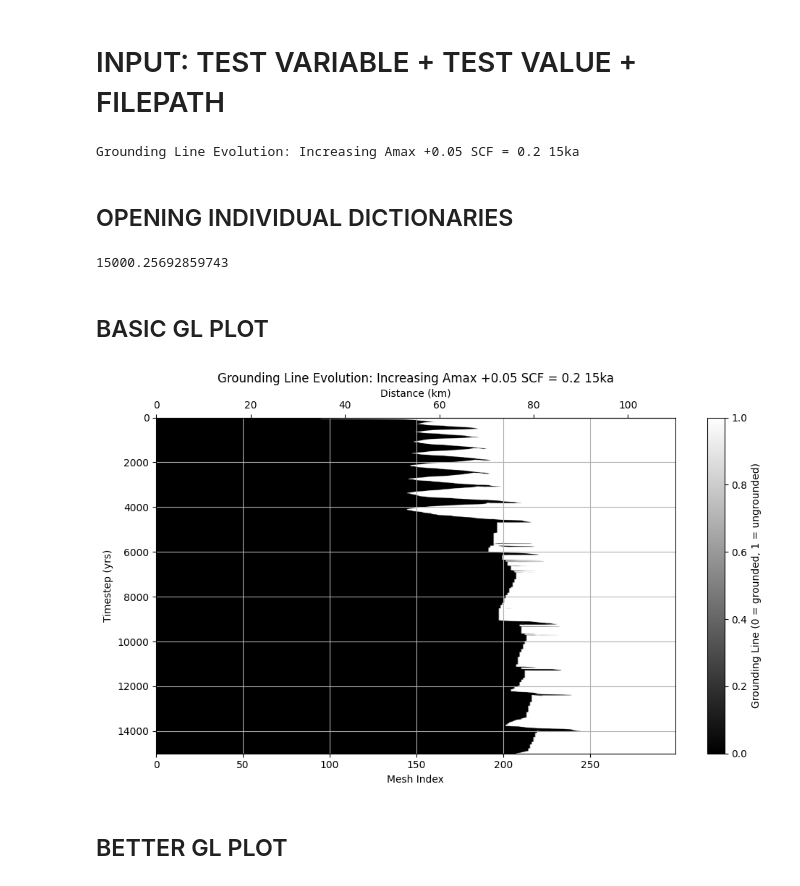
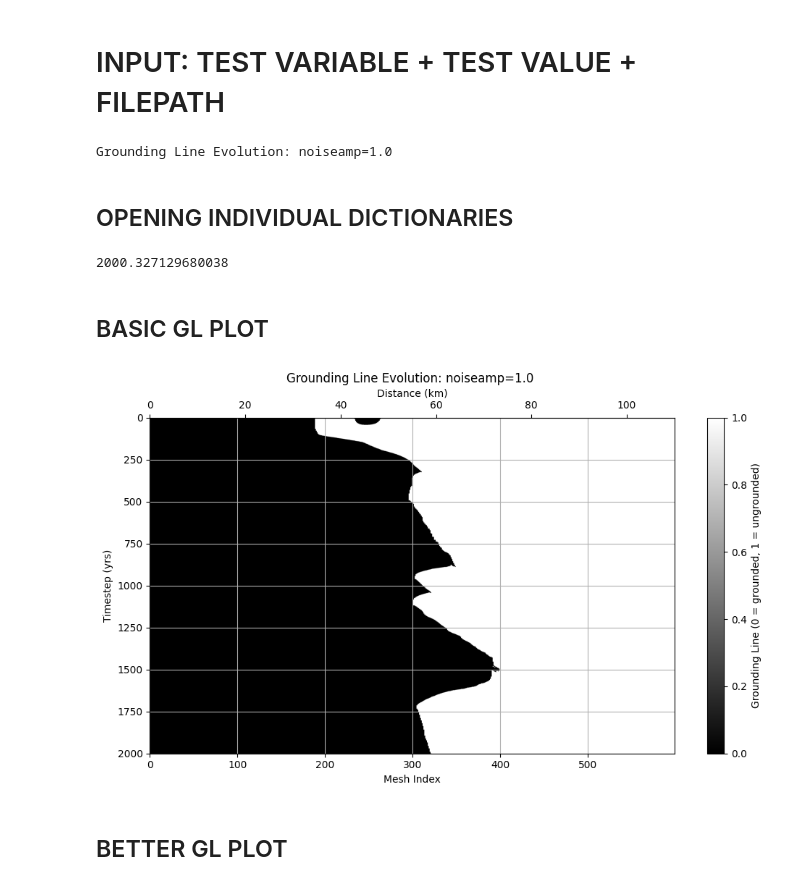
Before and after one commit to ktlix2ski/brinkmodeltest, a Jupyter notebook: Analysis/1QuickWorkbook.ipynb, the cells around one changed output. Saved outputs shown, nothing was run; the diff lists cells and outputs as text; code cells hidden in the pictures.

```diff
--- a/Analysis/1QuickWorkbook.ipynb
+++ b/Analysis/1QuickWorkbook.ipynb
@@ -9,10 +9,10 @@ import matplotlib.cm as cm
 from scipy.signal import find_peaks
 # %%
 def mesh_index_to_km(x):
-    return (x / 299) * 110
+    return (x / 599) * 110
 
 def km_to_mesh_index(x):
-    return (x / 110) * 299
+    return (x / 110) * 599
 # %%
 def get_GL_index(gl_array):
     gl_array = np.array(gl_array).astype(int)
@@ -23,9 +23,9 @@ def get_GL_index(gl_array):
 # %% [markdown]
 # INPUT: TEST VARIABLE + TEST VALUE + FILEPATH
 # %%
-variable = "Increasing Amax +0.05 SCF = 0.2"
-value = "15ka"
-path = "/home/kayatroyer/Repositories/brinkmodeltest/Output/Variable_Dictionaries/DATA_Dictionary_2025_09_02__13_49_32.pkl.gz"
+variable = "noiseamp=1.0"
+value = ""
+path = "/home/kayatroyer/Repositories/brinkmodeltest/Output/Variable_Dictionaries/DATA_Dictionary_2025_09_24__16_28_09.pkl.gz"
 with gzip.open(path, 'rb') as f:
     DATA_dict = pickle.load(f)
 
@@ -57,7 +57,7 @@ yaxis_bed = "Bed Elevation (m)"
 
 print(title_GL_basic)
 # %% [output]
-Grounding Line Evolution: Increasing Amax +0.05 SCF = 0.2 15ka
+Grounding Line Evolution: noiseamp=1.0
 # %% [markdown]
 ## OPENING INDIVIDUAL DICTIONARIES
 # %%
@@ -71,41 +71,41 @@ ub_dict = DATA_dict['ub_dict']
 Hs_dict = DATA_dict['Hs_dict']
 GL_dict = DATA_dict['GL_dict']
 Qs_dict = DATA_dict['Qs_dict']
-SMB_dict = DATA_dict['SMB_dict']
+# SMB_dict = DATA_dict['SMB_dict']
 counter_dict = DATA_dict['counter_dict']
 final_time = list(GL_dict)[-1]
 print(final_time)
 # %% [output]
-15000.25692859743
+2000.327129680038
 # %% [markdown]
 ## BASIC GL PLOT
 # %%
 time = list(GL_dict.keys())
-mesh_indices = np.arange(300)
+mesh_indices = np.arange(len(GL_dict[time[0]]))
 data_matrix = np.array([GL_dict[t] for t in time])
 
 fig, ax = plt.subplots(figsize=(10, 6))
 im = ax.imshow(
     data_matrix, aspect='auto', cmap='gray', origin='lower',
     extent=[mesh_indices[0], mesh_indices[-1], time[0], time[-1]]
 )
 ax.set_ylabel(yaxis_GL_basic)
 ax.set_xlabel(xaxis_GL_basic)
 ax.invert_yaxis()
 plt.colorbar(im, ax=ax, label="Grounding Line (0 = grounded, 1 = ungrounded)")
 ax.set_title(title_GL_basic)
 # ax.set_ylim(10000)
 
 
 # Add secondary x-axis with length scale
 secax = ax.secondary_xaxis('top', functions=(mesh_index_to_km, km_to_mesh_index))
 secax.set_xlabel("Distance (km)")
 
 plt.tight_layout()
 plt.grid()
 plt.show()
 # %% [output]
-[figure, old version]
+[figure, new version]
 # %% [markdown]
 ## BETTER GL PLOT
 # %%
```
Also changed, not shown: parts of 9 cells of this notebook, 10 other files.
